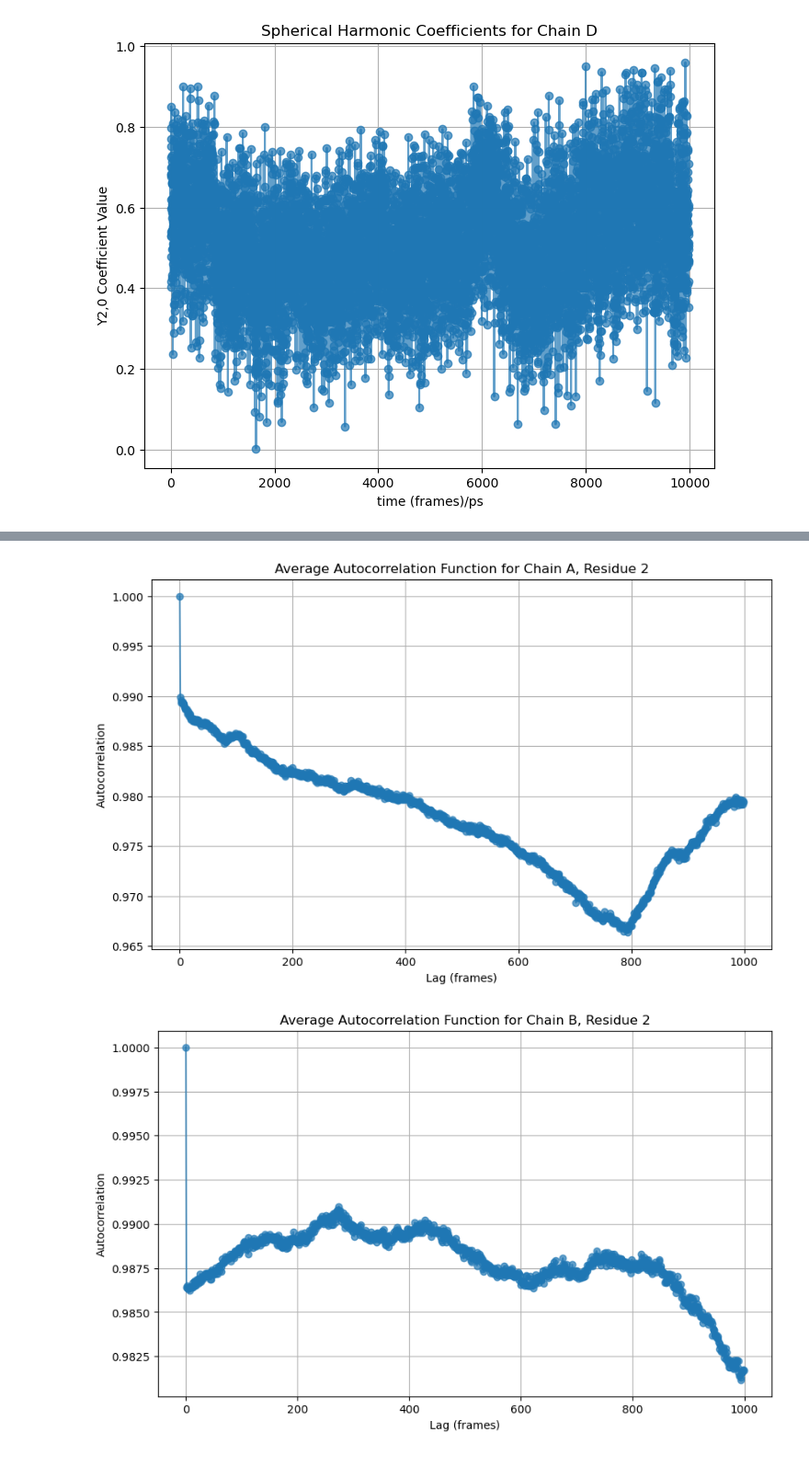
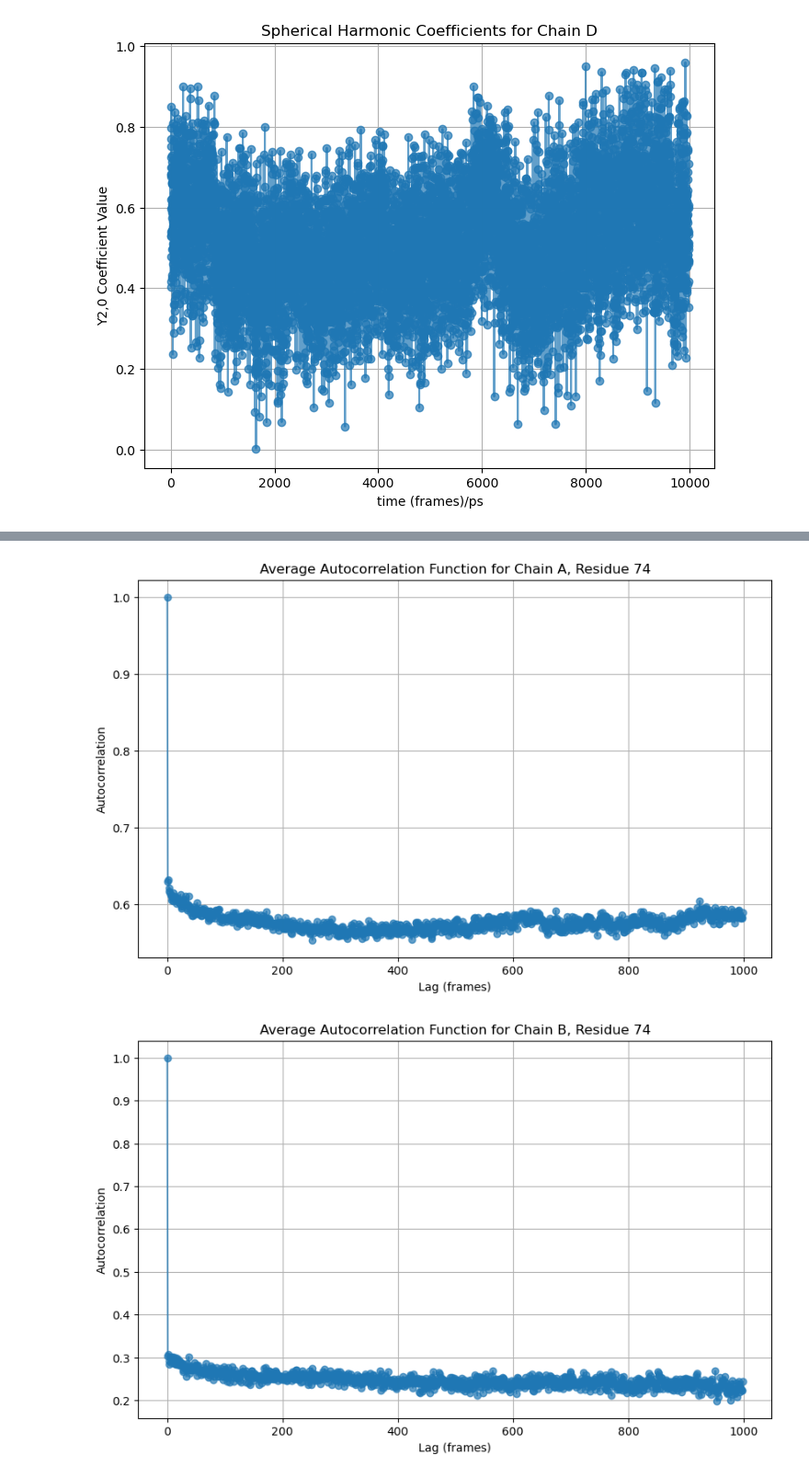
Before and after one commit to Xyunyao/KChannel_torsion_angle, a Jupyter notebook: analysis_notebooks/kcsa_md_kwkw_opls5_1p_10ns_121924_CSA_analysis_II.ipynb, the cells around one changed output, grey strips where cells are left out. Shown at 92% size. Drawn from its saved outputs; the diff is of its cells as text; code cells hidden in the pictures.

```diff
--- a/analysis_notebooks/kcsa_md_kwkw_opls5_1p_10ns_121924_CSA_analysis_II.ipynb
+++ b/analysis_notebooks/kcsa_md_kwkw_opls5_1p_10ns_121924_CSA_analysis_II.ipynb
@@ -206,7 +206,7 @@ def block_analysis (euler, chain, index, block_size):
     # Plot the average autocorrelation function
     plt.figure(figsize=(10, 6))
     plt.plot(avg_acf, marker='o', linestyle='-', alpha=0.7)
-    plt.title(f'Average Autocorrelation Function for Chain {chain}, Residue {index}')
+    plt.title(f'Average Autocorrelation Function for Chain {chain}, Residue {index+74}')
     plt.xlabel('Lag (frames)')
     plt.ylabel('Autocorrelation')
     plt.grid()
@@ -310,9 +310,9 @@ plt.show()
 # %%
 # block analysis
 block_size = 2000  # Define the block size for analysis
 for chain in ['A', 'B', 'C', 'D']:
-    block_analysis(Euler, chain, index=2, block_size=block_size)  # Analyze residue at index 2 for each chain
+    block_analysis(Euler, chain, index=0, block_size=block_size)  # Analyze residue at index 2 for each chain
 #block_analysis(Euler, 'A', index=2, block_size=block_size)  # Analyze residue at index 2 for chain 'A'
 # %% [output]
-[figure, old version]
+[figure, new version]
-[figure, old version]
+[figure, new version]
```
Also changed, not shown: parts of 8 cells of this notebook, 2 other files.
